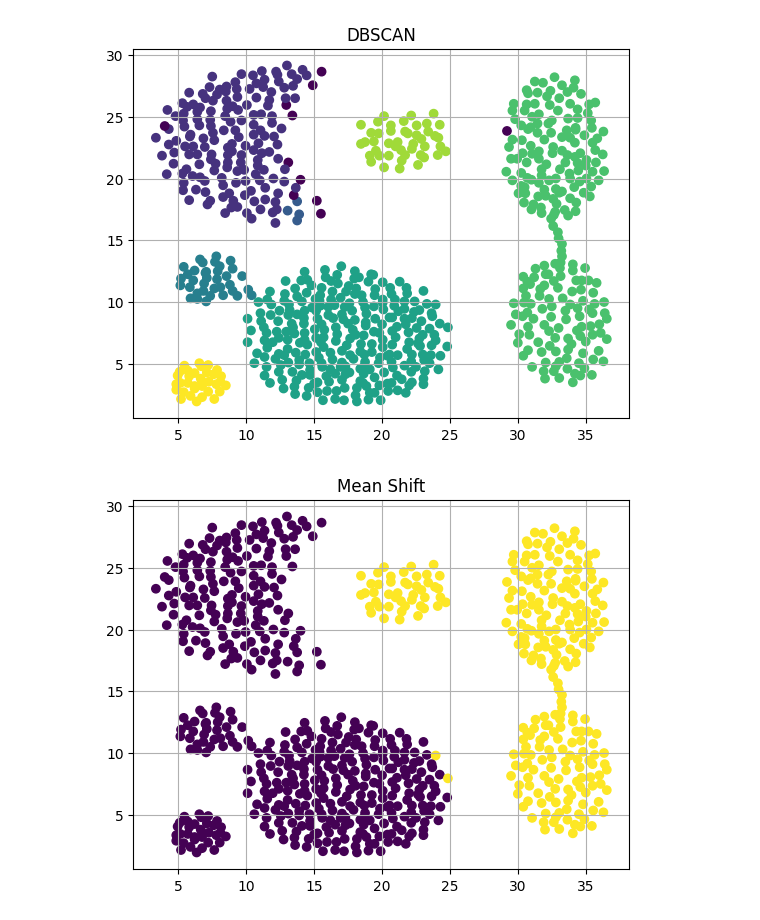
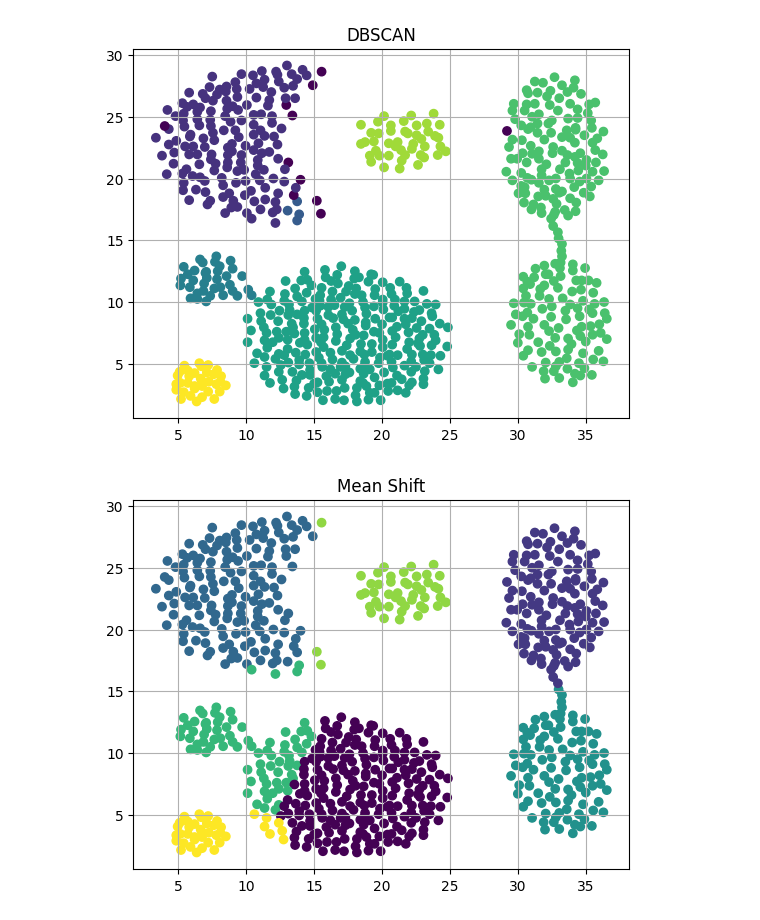
Before and after one commit to gc031298/Unsupervised_learning, a Jupyter notebook: Lab10.ipynb, the cells around one changed output. Cells and saved outputs as stored; diff of their text form; code cells hidden in the pictures.

```diff
--- a/Lab10.ipynb
+++ b/Lab10.ipynb
@@ -80,10 +82,10 @@ plt.show()
 # %% [output]
 [figure]
 # %%
-meanshift = MeanShift().fit_predict(data)
+meanshift = MeanShift(bandwidth=4.0).fit_predict(data)
 plt.scatter(data[:,0], data[:,1], c=meanshift)
 plt.title('Mean Shift')
 plt.grid()
 plt.show()
 # %% [output]
-[figure, old version]
+[figure, new version]
```
Also changed, not shown: parts of 2 cells of this notebook, 1 other file.
